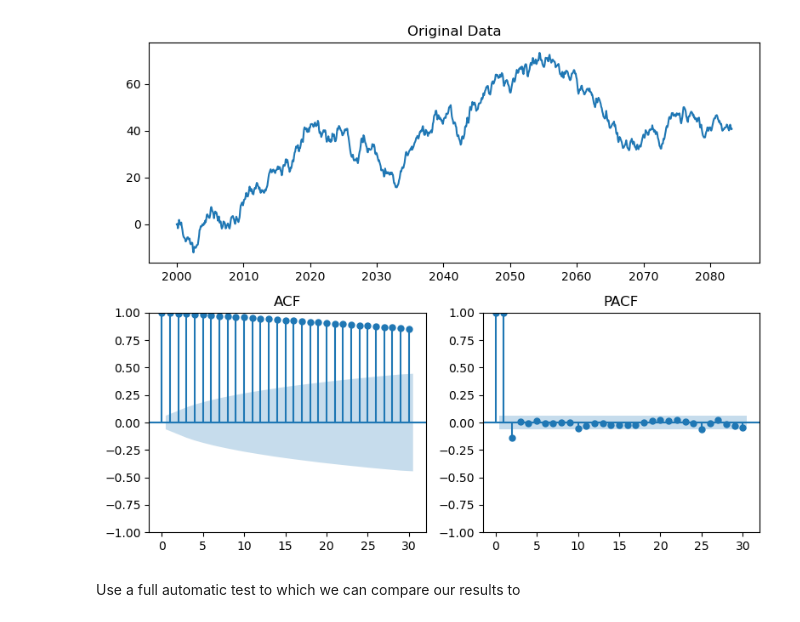
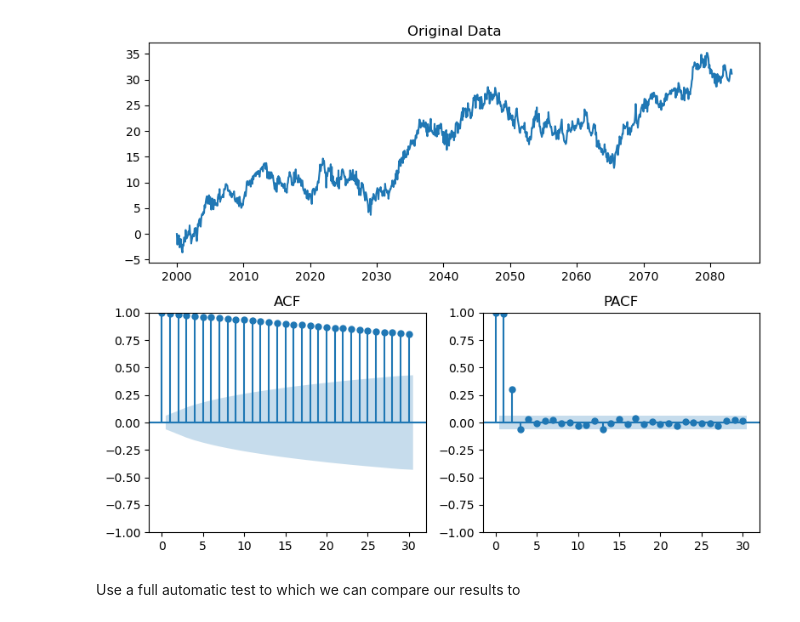
Before and after one commit to daniel-strauss/econometria, a Jupyter notebook: project_final.ipynb, the cells around one changed output. Saved outputs shown, nothing was run; the diff lists cells and outputs as text; code cells hidden in the pictures.

```diff
--- a/project_final.ipynb
+++ b/project_final.ipynb
@@ -2,8 +2,6 @@
 from matplotlib import pyplot as plt
 import numpy as np
 import pandas as pd
-import plotly.express as px
-import plotly.graph_objects as go
 from statsmodels.graphics.tsaplots import plot_acf, plot_pacf
 import statsmodels.tsa.stattools as st
 import statsmodels.api as sm
@@ -34,8 +32,8 @@ def artificial_arima(p=np.array([]), d=0, q = np.array([]), f=lambda x:x, n = 10
 if test_with_artificial:
     n = 1000
     points = artificial_arima(
-        p = np.array([.1]),#np.array([0,0.1,0.2]),
-        q = np.array([.5]),#np.array([0,0.1]),
+        p = np.array([.5]),#np.array([0,0.1,0.2]),
+        q = np.array([0]),#np.array([0,0.1]),
         d = 1,
         #f = lambda x:x**2,
         n = n,
@@ -64,34 +62,34 @@ def plot_series(series, series_title, alpha = 0.05):
     - series: The time series data to plot.
     - series_title: Title for the time series plot.
     """
     # Create a figure with custom layout using gridspec
     fig = plt.figure(figsize=(8, 6.5))
     gs = fig.add_gridspec(2, 2)   # 1 row, 2 columns
 
     # First column: Time Series plot (span both rows)
     ax0 = fig.add_subplot(gs[0, :])
     ax0.plot(series)
     ax0.set_title(series_title)
 
     # Second column: ACF and PACF plots
     # ACF plot
     ax1 = fig.add_subplot(gs[1, 0])
     plot_acf(series, ax=ax1, alpha=alpha)
     ax1.set_title("ACF")
 
     # PACF plot
     ax2 = fig.add_subplot(gs[1, 1])  # Reuse the same axis for PACF
     plot_pacf(series, ax=ax2, alpha=alpha)
     ax2.set_title("PACF")
 
     # Show the plots
     plt.tight_layout()
     plt.show()
 
 
 plot_series(time_series_df['points'], "Original Data")
 # %% [output]
-[figure, old version]
+[figure, new version]
 # %% [markdown]
 Use a full automatic test to which we can compare our results to
 # %%
```
Also changed, not shown: parts of 15 cells of this notebook.
